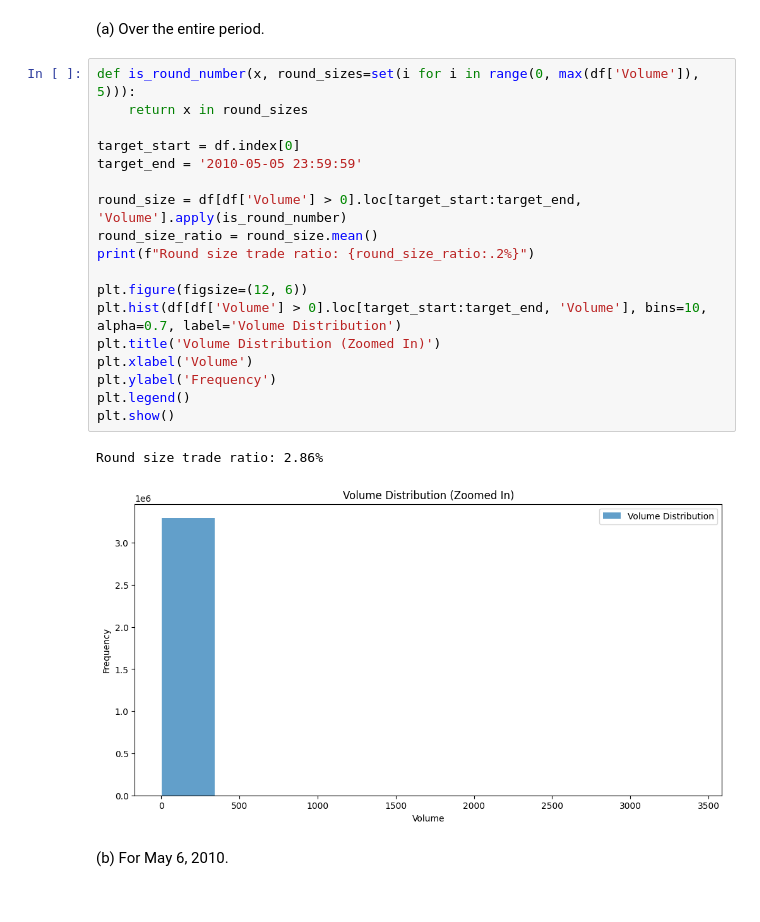
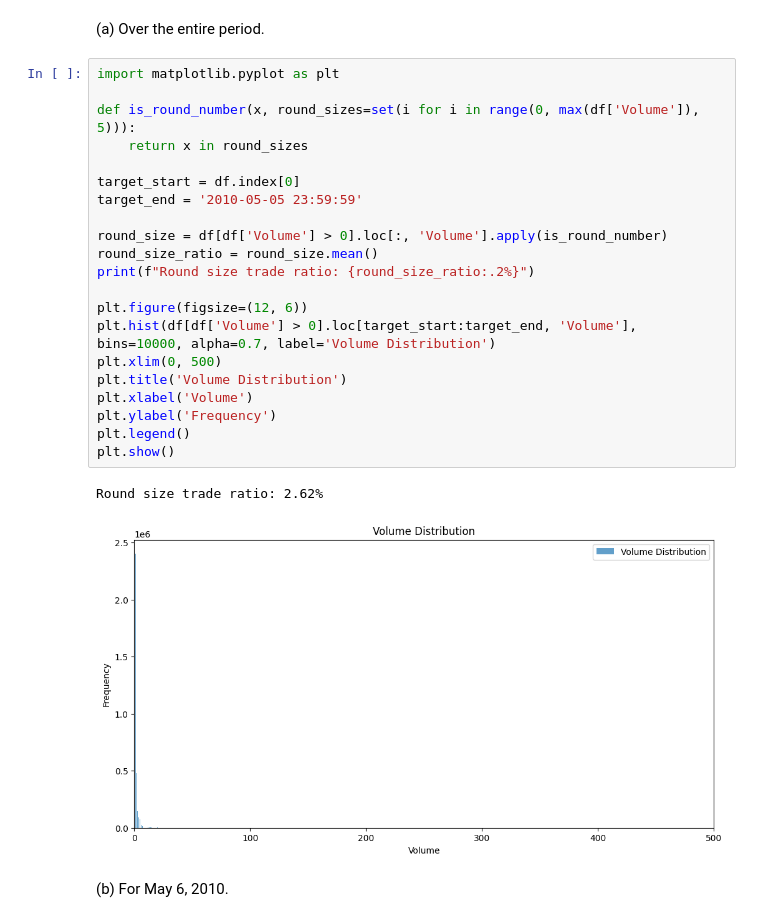
Before and after one commit to Green-grape/AFML, a Jupyter notebook: chapter19/exercise.ipynb, the cells around one changed output. Saved outputs shown, nothing was run; the diff lists cells and outputs as text.

```diff
--- a/chapter19/exercise.ipynb
+++ b/chapter19/exercise.ipynb
@@ -542,26 +542,29 @@ plt.show()
 # %% [markdown]
 (a) Over the entire period.
 # %%
+import matplotlib.pyplot as plt
+
 def is_round_number(x, round_sizes=set(i for i in range(0, max(df['Volume']), 5))):
     return x in round_sizes
 
 target_start = df.index[0]
 target_end = '2010-05-05 23:59:59'
 
-round_size = df[df['Volume'] > 0].loc[target_start:target_end, 'Volume'].apply(is_round_number)
+round_size = df[df['Volume'] > 0].loc[:, 'Volume'].apply(is_round_number)
 round_size_ratio = round_size.mean()
 print(f"Round size trade ratio: {round_size_ratio:.2%}")
 
 plt.figure(figsize=(12, 6))
-plt.hist(df[df['Volume'] > 0].loc[target_start:target_end, 'Volume'], bins=10, alpha=0.7, label='Volume Distribution')
-plt.title('Volume Distribution (Zoomed In)')
+plt.hist(df[df['Volume'] > 0].loc[target_start:target_end, 'Volume'], bins=10000, alpha=0.7, label='Volume Distribution')
+plt.xlim(0, 500)
+plt.title('Volume Distribution')
 plt.xlabel('Volume')
 plt.ylabel('Frequency')
 plt.legend()
 plt.show()
 # %% [output]
-Round size trade ratio: 2.86%
+Round size trade ratio: 2.62%
-[figure, old version]
+[figure, new version]
 # %% [markdown]
 (b) For May 6, 2010.
 # %%
```
Also changed, not shown: parts of 9 cells of this notebook.
